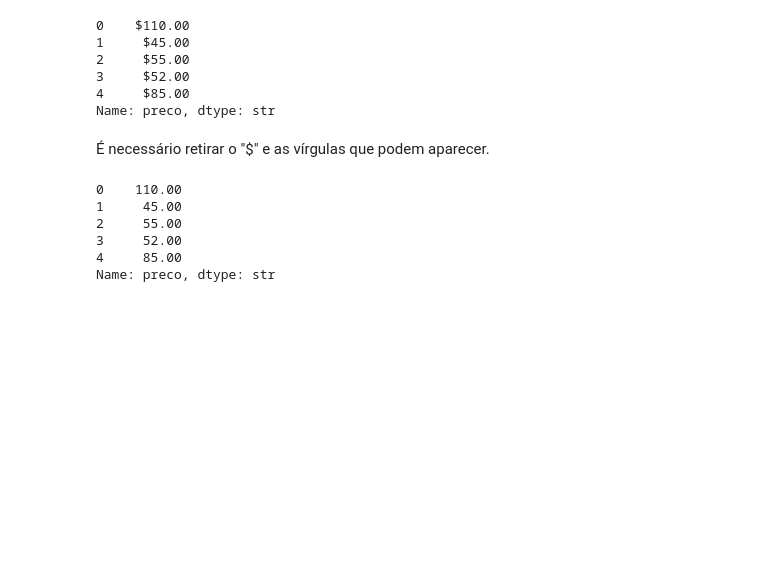
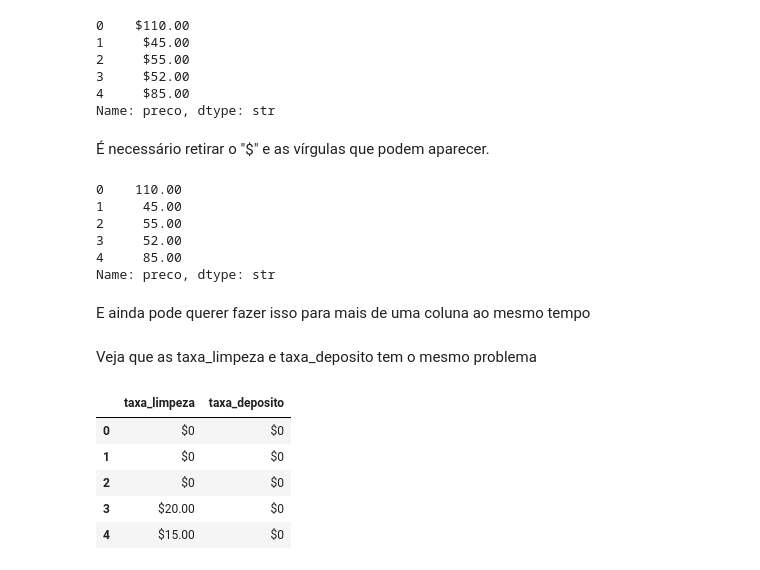
Before and after one commit to Cadu-ops/Alura, a Jupyter notebook: Alura/Pandas - transformação e manipulação de dados/aula2.ipynb, the cells around one changed output. Saved outputs shown, nothing was run; the diff lists cells and outputs as text; code cells hidden in the pictures; blank space fills up the shorter version.

```diff
--- a/Alura/Pandas - transformação e manipulação de dados/aula2.ipynb
+++ b/Alura/Pandas - transformação e manipulação de dados/aula2.ipynb
@@ -151,3 +151,18 @@ dados['preco'].head()
 Name: preco, dtype: str
 # %%
 dados['preco'] = dados['preco'].astype('float64')
+# %% [markdown]
+E ainda pode querer fazer isso para mais de uma coluna ao mesmo tempo
+# %%
+manipulaveis = ['taxa_limpeza', 'taxa_deposito']
+# %% [markdown]
+Veja que as taxa_limpeza e taxa_deposito tem o mesmo problema
+# %%
+dados[manipulaveis].head()
+# %% [output]
+|  | taxa_limpeza | taxa_deposito |
+| 0 | $0 | $0 |
+| 1 | $0 | $0 |
+| 2 | $0 | $0 |
+| 3 | $20.00 | $0 |
+| 4 | $15.00 | $0 |
```
Also changed, not shown: parts of 18 cells of this notebook, 1 other file.
